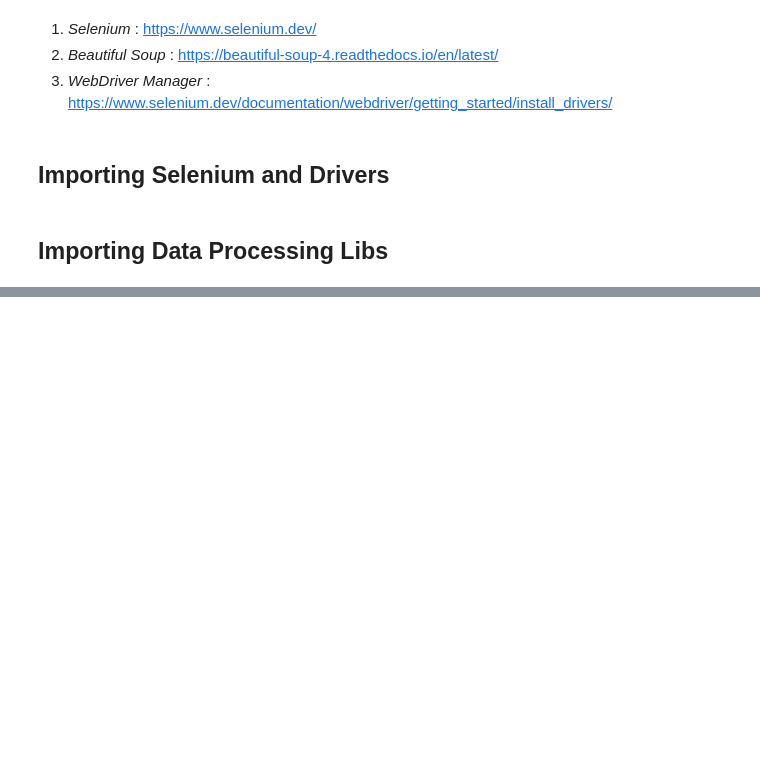
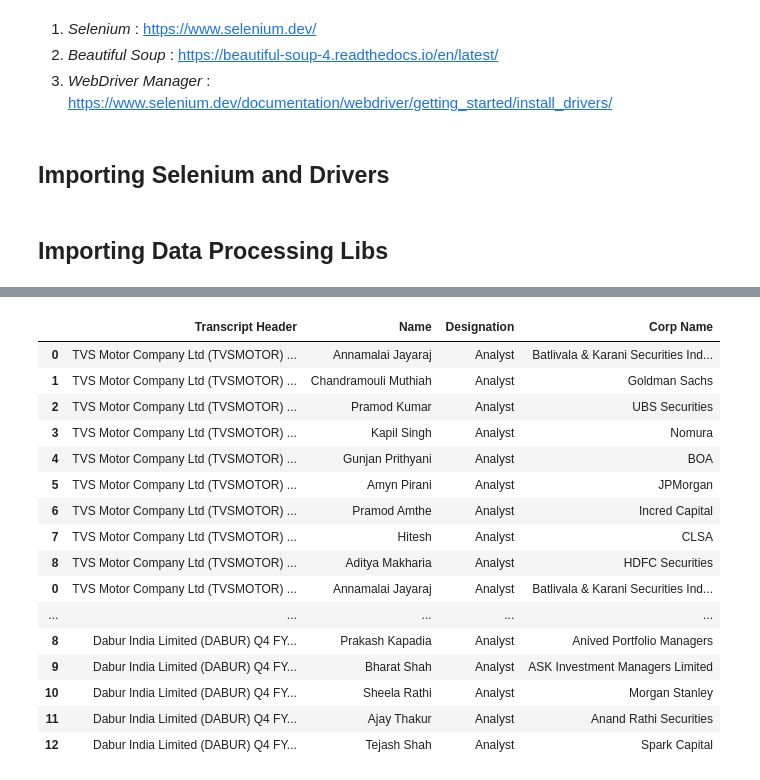
Before and after one commit to Mehul-Gupta-SMH/Algo-Trading---Pipeline-in-python, a Jupyter notebook: Code/1. Extract data from earnings calls.ipynb, the cells around one changed output, grey strips where cells are left out. Drawn from its saved outputs; the diff is of its cells as text; code cells hidden in the pictures; blank space fills up the shorter version.

Commit message:
Extract PPTs from the transcripts
Extract the Corporate ppts list and the analysts list from the transcripts

```diff
--- a/Code/1. Extract data from earnings calls.ipynb
+++ b/Code/1. Extract data from earnings calls.ipynb
@@ -49,5 +29,18 @@ def extract_urls(driver_data,params_bs4_filter : dict) -> list:
 # %%
-def url_validator(url:str):
+def url_validator(url:str) -> bool:
+    """
+
+    Validates if the url have correct format
+    ------------------------------------
+
+    Input:
+    url (str) : url string to be checked
+
+    ------------------------------------
+    Output:
+    Bool
+
+    """
     regex = re.compile(
             r'^(?:http|ftp)s?://' # http:// or https://
             r'(?:(?:[A-Z0-9](?:[A-Z0-9-]{0,61}[A-Z0-9])?\.)+(?:[A-Z]{2,6}\.?|[A-Z0-9-]{2,}\.?)|' #domain...
@@ -103,14 +278,14 @@ def parse_page_data(url:str,params_iter : dict,params_bs4_filter : dict):
+# %%
+url = "https://alphastreet.com/india/earnings-call-transcripts/"
+
+params_bs4_filter = {}
+params_bs4_filter['name'] = 'a'
+params_bs4_filter['href'] = True
+params_bs4_filter['attrs'] = {'rel':'bookmark'}
+params_bs4_filter['recursive'] = True
+
+params_iter = {}
+params_iter['scroll_wait_time'] = 5.0
+params_iter['iter_threshold'] = 1
 # %%
-url = "https://alphastreet.com/india/earnings-call-transcripts/"
-
-params_bs4_filter = {}
-params_bs4_filter['name'] = 'a'
-params_bs4_filter['href'] = True
-params_bs4_filter['attrs'] = {'rel':'bookmark'}
-params_bs4_filter['recursive'] = True
-
-params_iter = {}
-params_iter['scroll_wait_time'] = 5.0
-params_iter['iter_threshold'] = 2
-
-extracted_url_df = parse_page_data(url , params_iter , params_bs4_filter)
+corp_ppts_df , analyst_ppts_df = get_transcripts_data_wrapper(url,params_iter,params_bs4_filter)
@@ -132,0 +305,20 @@ extracted_url_df
+# %%
+analyst_ppts_df
+# %% [output]
+|  | Transcript Header | Name | Designation | Corp Name |
+| 0 | TVS Motor Company Ltd (TVSMOTOR) ... | Annamalai Jayaraj | Analyst | Batlivala & Karani Securities Ind... |
+| 1 | TVS Motor Company Ltd (TVSMOTOR) ... | Chandramouli Muthiah | Analyst | Goldman Sachs |
+| 2 | TVS Motor Company Ltd (TVSMOTOR) ... | Pramod Kumar | Analyst | UBS Securities |
+| 3 | TVS Motor Company Ltd (TVSMOTOR) ... | Kapil Singh | Analyst | Nomura |
+| 4 | TVS Motor Company Ltd (TVSMOTOR) ... | Gunjan Prithyani | Analyst | BOA |
+| 5 | TVS Motor Company Ltd (TVSMOTOR) ... | Amyn Pirani | Analyst | JPMorgan |
+| 6 | TVS Motor Company Ltd (TVSMOTOR) ... | Pramod Amthe | Analyst | Incred Capital |
+| 7 | TVS Motor Company Ltd (TVSMOTOR) ... | Hitesh | Analyst | CLSA |
+| 8 | TVS Motor Company Ltd (TVSMOTOR) ... | Aditya Makharia | Analyst | HDFC Securities |
+| 0 | TVS Motor Company Ltd (TVSMOTOR) ... | Annamalai Jayaraj | Analyst | Batlivala & Karani Securities Ind... |
+| ... | ... | ... | ... | ... |
+| 8 | Dabur India Limited (DABUR) Q4 FY... | Prakash Kapadia | Analyst | Anived Portfolio Managers |
+| 9 | Dabur India Limited (DABUR) Q4 FY... | Bharat Shah | Analyst | ASK Investment Managers Limited |
+| 10 | Dabur India Limited (DABUR) Q4 FY... | Sheela Rathi | Analyst | Morgan Stanley |
+| 11 | Dabur India Limited (DABUR) Q4 FY... | Ajay Thakur | Analyst | Anand Rathi Securities |
+| 12 | Dabur India Limited (DABUR) Q4 FY... | Tejash Shah | Analyst | Spark Capital |
```
Also changed, not shown: parts of 9 cells of this notebook.
